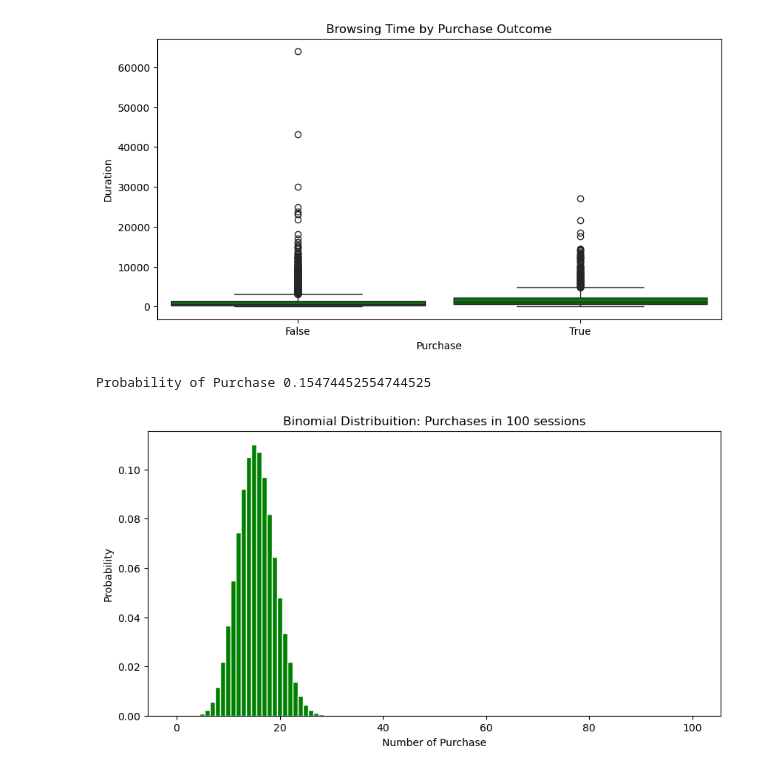
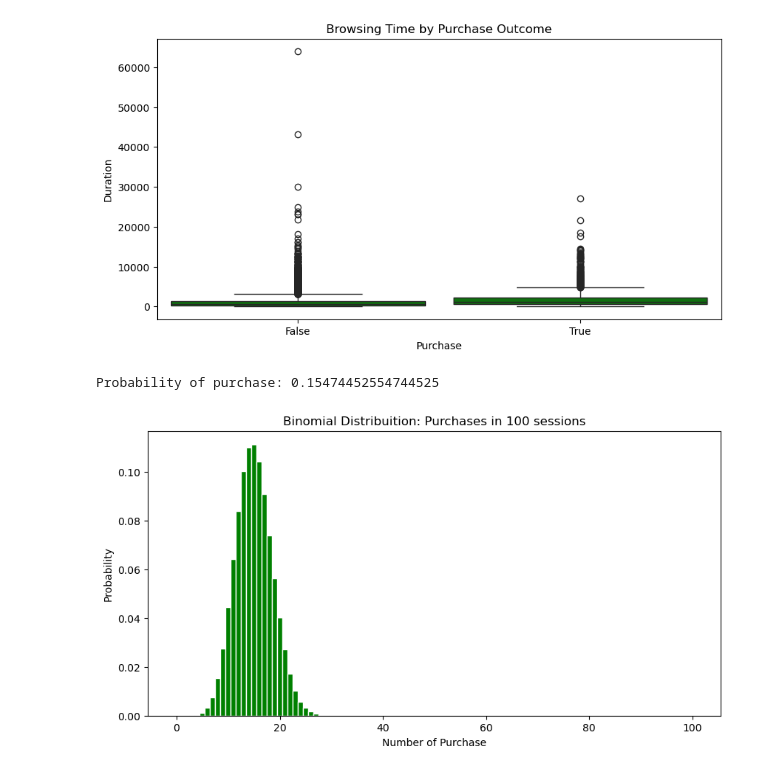
Before and after one commit to 2026558-lab/Statistical-Techniques, a Jupyter notebook: Project.ipynb, the cells around one changed output. Saved outputs shown, nothing was run; the diff lists cells and outputs as text; code cells hidden in the pictures.

```diff
--- a/Project.ipynb
+++ b/Project.ipynb
@@ -143,22 +143,26 @@ number_of_purchase = (df["Revenue"] == True).sum()
 total_sessions = len(df)
 p= number_of_purchase/ total_sessions
 
+# Number of the sessions to analyse
+n = 100
 
-print('Probability of Purchase',p)
+# Expected number of purchases
+print("Probability of purchase:", p,)
 # %% [output]
-Probability of Purchase 0.15474452554744525
+Probability of purchase: 0.15474452554744525
 # %%
-# Plot the Binomial Graph
-n = 100            # Number of the sessions to analyse
-x = range (n + 1)
+# Plot the Binomial Distribuition - Probability
+n = 100
+p = 0.15
+x = np.arange (0, n + 1)
 probabilities = binom.pmf (x, n, p)
 
 plt.figure(figsize=(10, 5))
 plt.bar(x, probabilities, width=1, color='Green', edgecolor='white')
 plt.title("Binomial Distribuition: Purchases in 100 sessions")
 plt.xlabel("Number of Purchase")
 plt.ylabel("Probability")
 
 plt.show()
 # %% [output]
-[figure, old version]
+[figure, new version]
```
Also changed, not shown: parts of 3 cells of this notebook.
